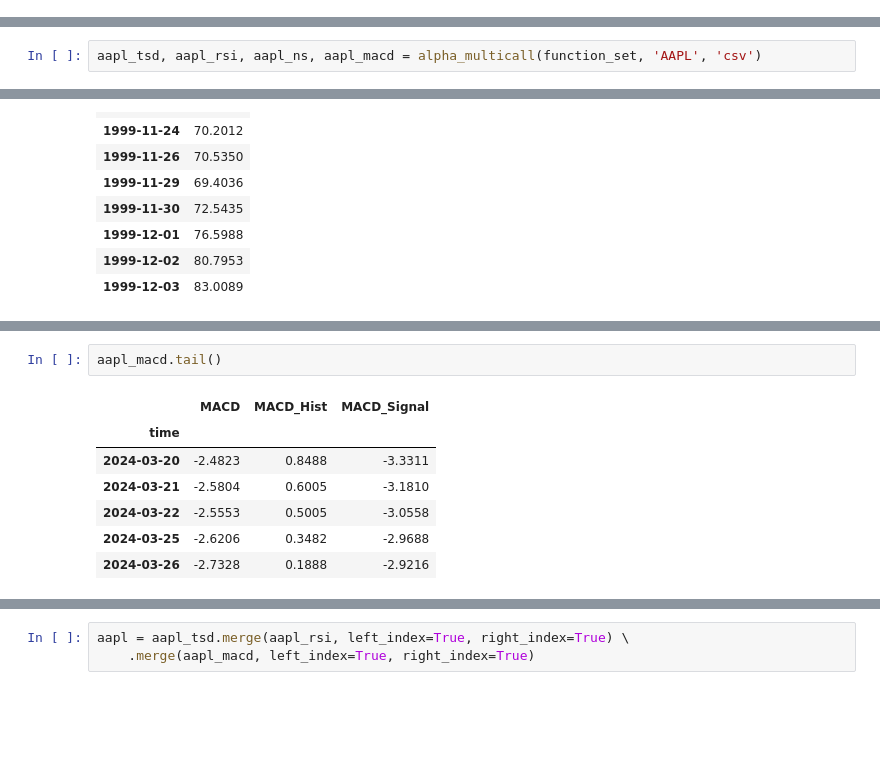
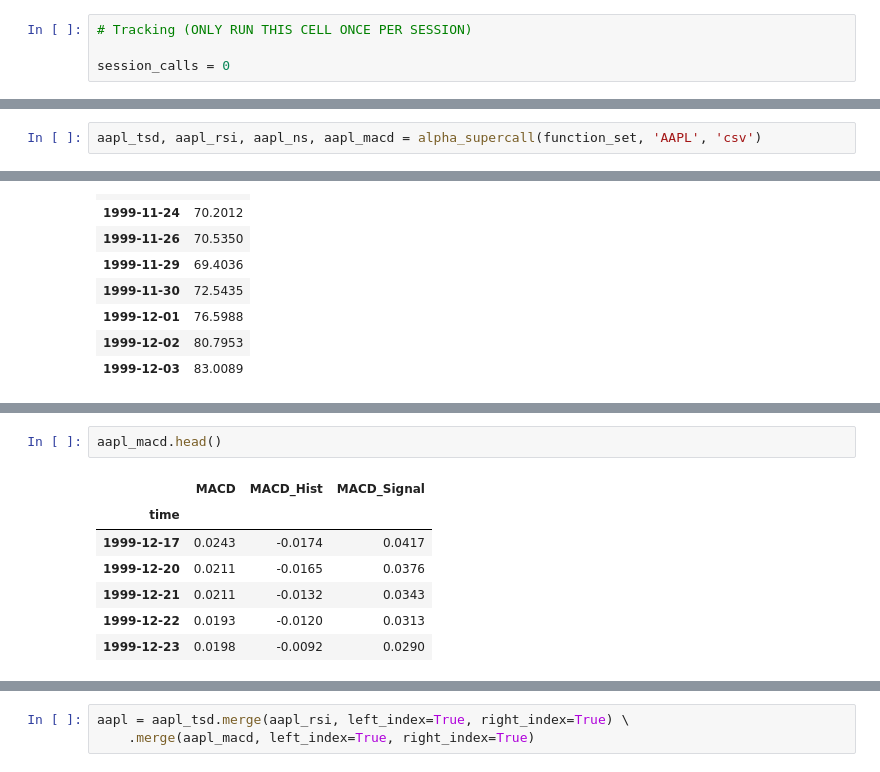
Before and after one commit to avirklol/projects_pub, a Jupyter notebook: stock_predictor/model_training.ipynb, the cells around one changed output, grey strips where cells are left out. Drawn from its saved outputs; the diff is of its cells as text; blank space fills up the shorter version.

```diff
--- a/stock_predictor/model_training.ipynb
+++ b/stock_predictor/model_training.ipynb
@@ -80,3 +81,7 @@ parameters = {
         'apikey': None
     }
 }
+# %%
+# Tracking (ONLY RUN THIS CELL ONCE PER SESSION)
+
+session_calls = 0
@@ -236,4 +284,4 @@ def alpha_multicall(function_set, symbol: str, datatype: str, base_query='https:
 # %% [markdown]
 ## First Set
 # %%
-aapl_tsd, aapl_rsi, aapl_ns, aapl_macd = alpha_multicall(function_set, 'AAPL', 'csv')
+aapl_tsd, aapl_rsi, aapl_ns, aapl_macd = alpha_supercall(function_set, 'AAPL', 'csv')
@@ -278,13 +329,13 @@ aapl_rsi.shape
 # %%
-aapl_macd.tail()
+aapl_macd.head()
 # %% [output]
 |  | MACD | MACD_Hist | MACD_Signal |
 | time |  |  |  |
-| 2024-03-20 | -2.4823 | 0.8488 | -3.3311 |
-| 2024-03-21 | -2.5804 | 0.6005 | -3.1810 |
-| 2024-03-22 | -2.5553 | 0.5005 | -3.0558 |
-| 2024-03-25 | -2.6206 | 0.3482 | -2.9688 |
-| 2024-03-26 | -2.7328 | 0.1888 | -2.9216 |
+| 1999-12-17 | 0.0243 | -0.0174 | 0.0417 |
+| 1999-12-20 | 0.0211 | -0.0165 | 0.0376 |
+| 1999-12-21 | 0.0211 | -0.0132 | 0.0343 |
+| 1999-12-22 | 0.0193 | -0.0120 | 0.0313 |
+| 1999-12-23 | 0.0198 | -0.0092 | 0.0290 |
 # %%
 aapl_ns.shape
 # %% [output]
```
Also changed, not shown: parts of 21 cells of this notebook, 2 other files.
